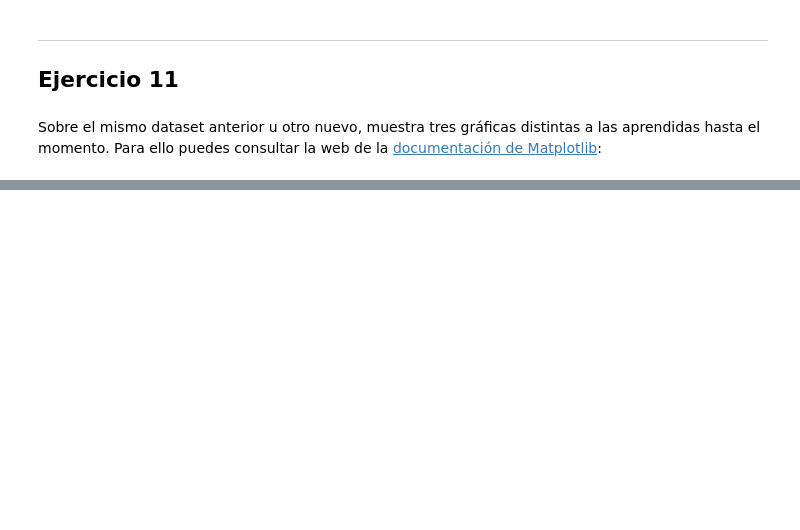
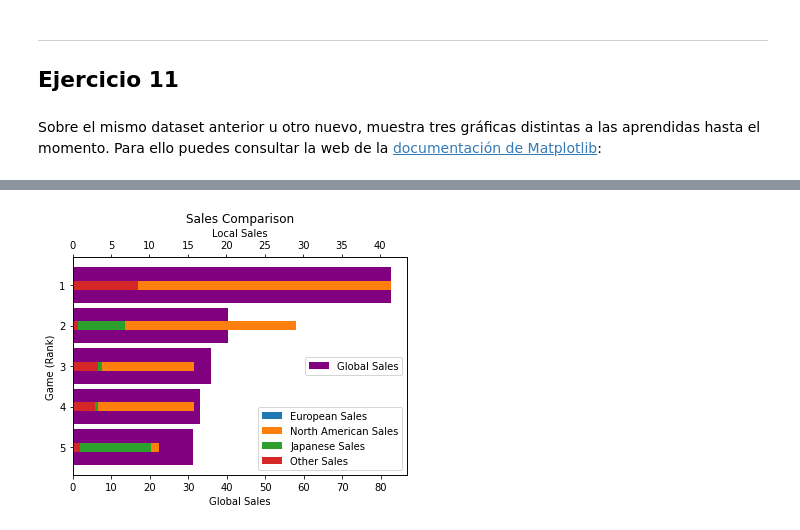
Before and after one commit to CarlosRyu98/PIA, a Jupyter notebook: 02 Desarrollo de aplicaciones de IA/03_Matplotlib_Ejercicios_3.ipynb, the cells around one changed output, grey strips where cells are left out. Cells and saved outputs as stored; diff of their text form; code cells hidden in the pictures; blank space fills up the shorter version.

```diff
--- a/02 Desarrollo de aplicaciones de IA/03_Matplotlib_Ejercicios_3.ipynb
+++ b/02 Desarrollo de aplicaciones de IA/03_Matplotlib_Ejercicios_3.ipynb
@@ -245,0 +265,26 @@ plt.show()
+# %%
+# Barra Horizontal
+
+df11b = df.head(5)
+
+fig, a1 = plt.subplots()
+a2 = a1.twiny()
+w = .66
+localBar = a2.barh(df11b.Rank, df11b.EU_Sales, label = "European Sales", height = w/3)
+localBar = a2.barh(df11b.Rank, df11b.NA_Sales, label = "North American Sales", height = w/3)
+localBar = a2.barh(df11b.Rank, df11b.JP_Sales, label = "Japanese Sales", height = w/3)
+localBar = a2.barh(df11b.Rank, df11b.Other_Sales, label = "Other Sales", height = w/3)
+
+globalBar = a1.barh(df11b.Rank, df11b.Global_Sales, label = "Global Sales", color = "purple", height = w/3*4)
+
+plt.title("Sales Comparison")
+a1.set_ylabel("Game (Rank)")
+a1.set_xlabel("Global Sales")
+a1.invert_yaxis()
+a2.set_xlabel("Local Sales")
+a1.legend(loc = 7)
+a2.legend(loc = 4)
+
+plt.show()
+# %% [output]
+[figure, added]
```
Also changed, not shown: parts of 7 cells of this notebook.
